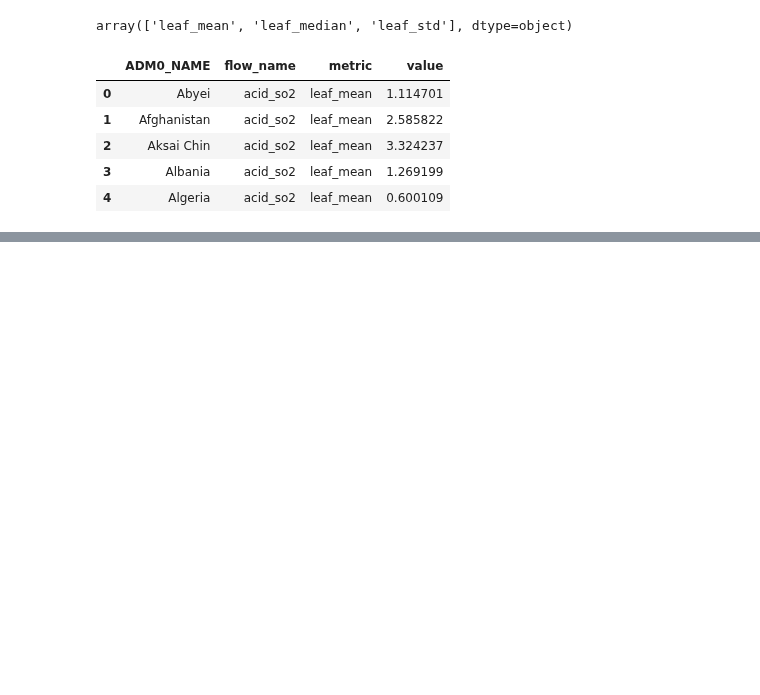
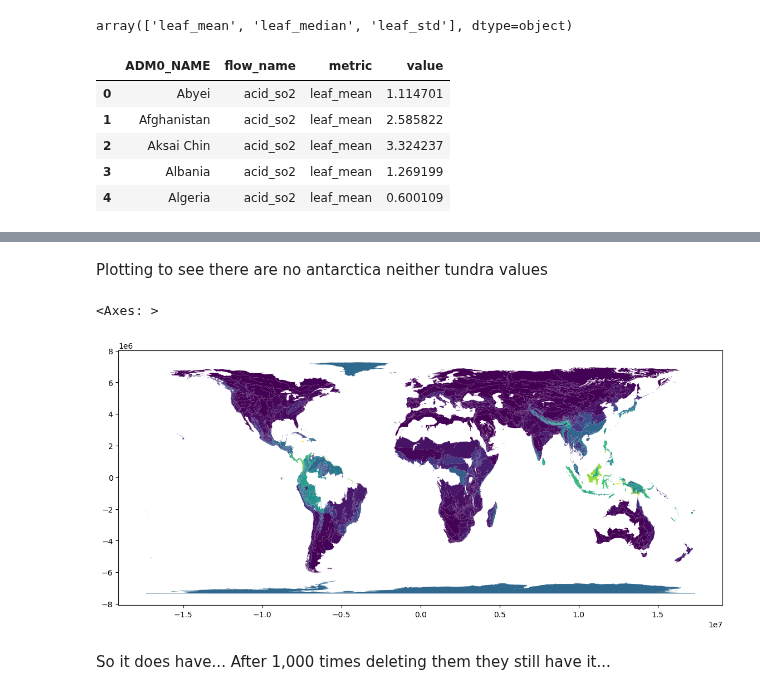
Before and after one commit to cloyolaangosto/SBTN_Test, a Jupyter notebook: LEAFs/Name_Cleaning.ipynb, the cells around one changed output, grey strips where cells are left out. Drawn from its saved outputs; the diff is of its cells as text; code cells hidden in the pictures; blank space fills up the shorter version.

Commit message:
Issue with plots still showing antarctica values even after assigning np.nan values

```diff
--- a/LEAFs/Name_Cleaning.ipynb
+++ b/LEAFs/Name_Cleaning.ipynb
@@ -230,0 +235,3 @@ pd.read_csv(acid_c_df_fp).head()
+# %%
+soil_er_fp = "../LEAFs/soil_erosion/se_ecoregions_clipped_2.gpkg"
+soil_er_df_fp = "../LEAFs/soil_erosion/se_ecoregions_clipped_2.csv"
@@ -230,0 +244,4 @@ pd.read_csv(acid_c_df_fp).head()
+# %%
+se_er_gpkg_data = load_gpkg(soil_er_fp)
+# %%
+se_er_gpkg_data['se_leaf_ecoregions'] = se_er_gpkg_data['se_leaf_ecoregions'].rename(columns = rename_cols)
@@ -230,0 +257,11 @@ pd.read_csv(acid_c_df_fp).head()
+# %% [markdown]
+Plotting to see there are no antarctica neither tundra values
+# %%
+se_er =se_er_gpkg_data[geom_layer].merge(se_er_gpkg_data['se_leaf_ecoregions'], how="left", on = "ECO_ID")
+# %%
+se_er[se_er["flow_name"]=="Barley_rf_ron_rt"].plot(column = "leaf", figsize = (14,8))
+# %% [output]
+<Axes: >
+[figure, added]
+# %% [markdown]
+So it does have... After 1,000 times deleting them they still have it...
```
Also changed, not shown: parts of 49 cells of this notebook.
